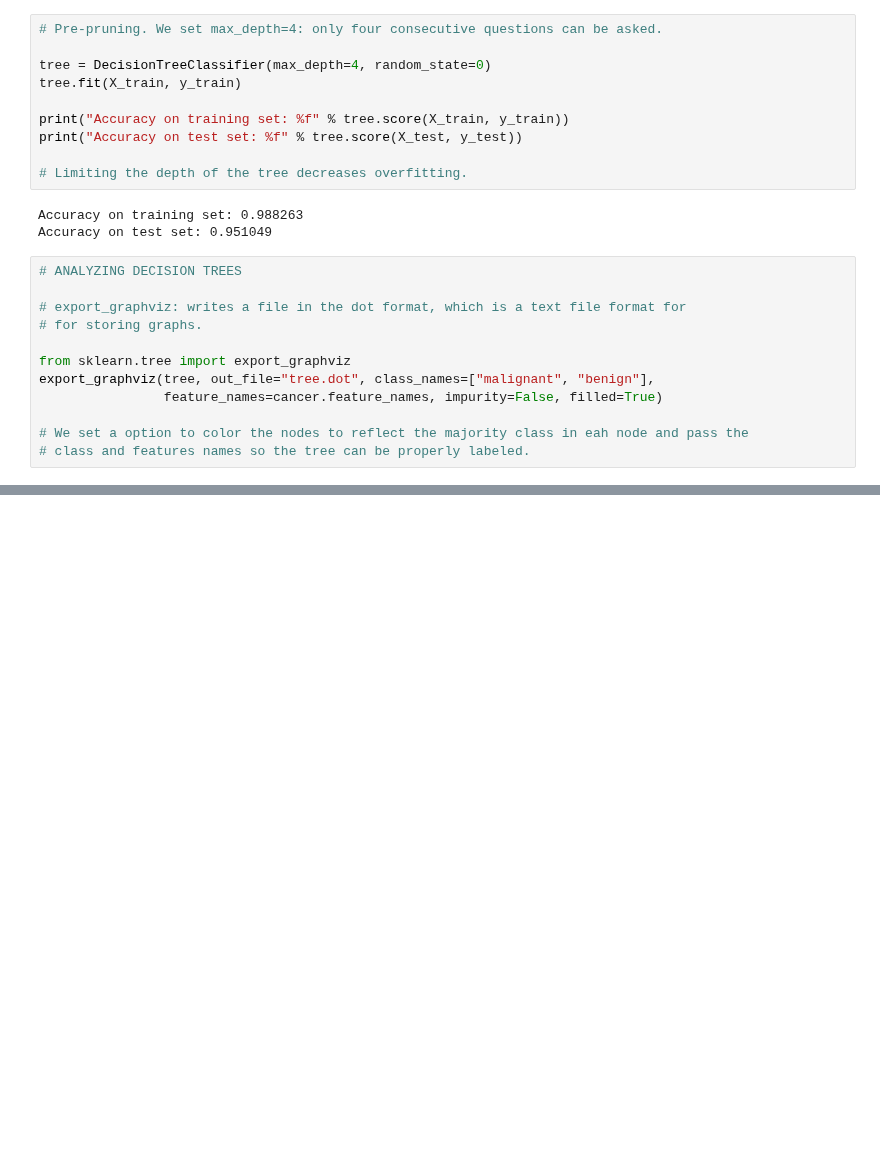
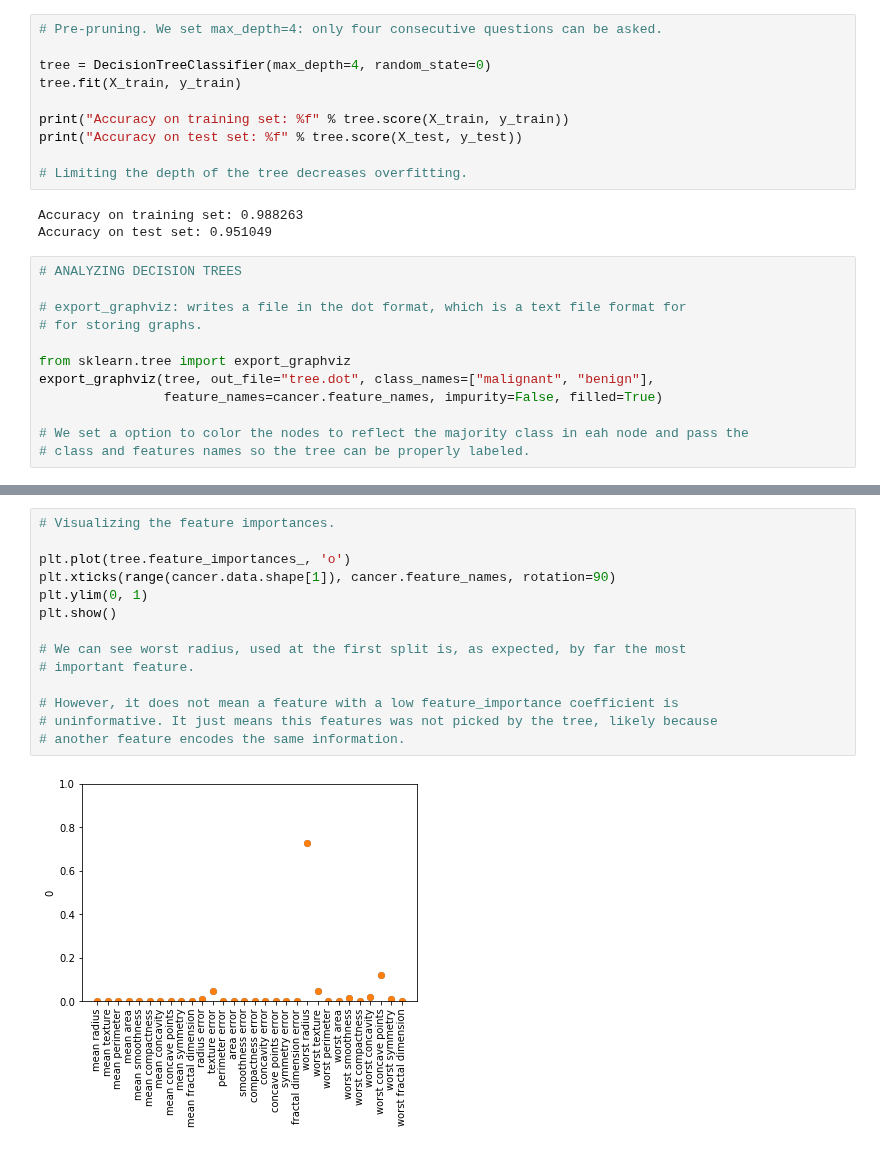
Before and after one commit to rodsveiga/ML_with_Python-Study_notes, a Jupyter notebook: Supervised_Learning.ipynb, the cells around one changed output, grey strips where cells are left out. Saved outputs shown, nothing was run; the diff lists cells and outputs as text; blank space fills up the shorter version.

```diff
--- a/Supervised_Learning.ipynb
+++ b/Supervised_Learning.ipynb
@@ -912,0 +932,16 @@ WImage(filename='Source.gv.pdf')
+# %%
+# Visualizing the feature importances.
+
+plt.plot(tree.feature_importances_, 'o')
+plt.xticks(range(cancer.data.shape[1]), cancer.feature_names, rotation=90)
+plt.ylim(0, 1)
+plt.show()
+
+# We can see worst radius, used at the first split is, as expected, by far the most
+# important feature.
+
+# However, it does not mean a feature with a low feature_importance coefficient is
+# uninformative. It just means this features was not picked by the tree, likely because
+# another feature encodes the same information.
+# %% [output]
+[figure, added]
```
Also changed, not shown: parts of 14 cells of this notebook.
